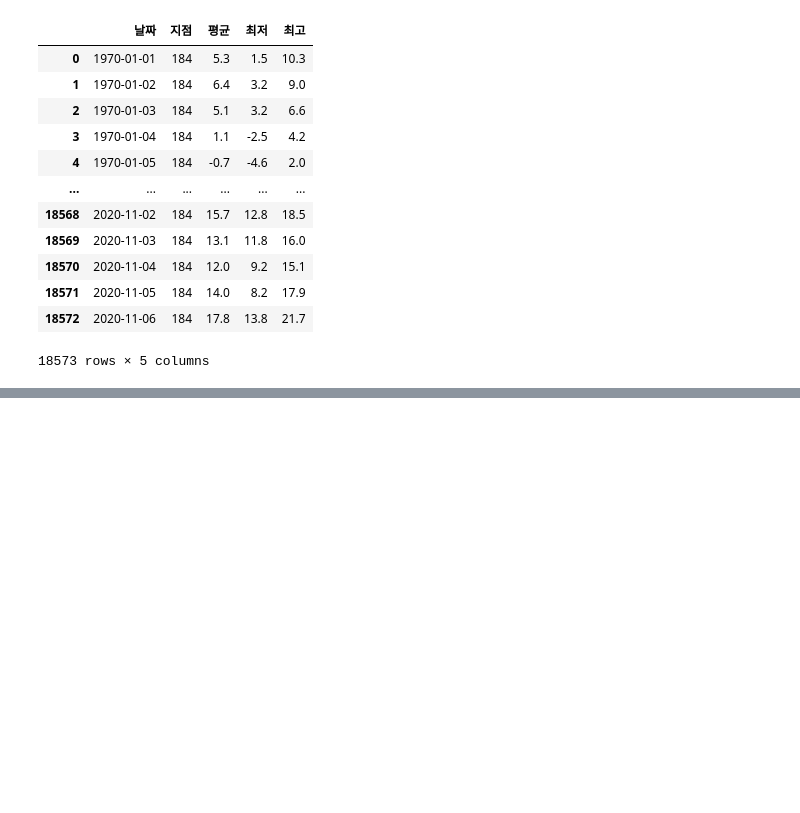
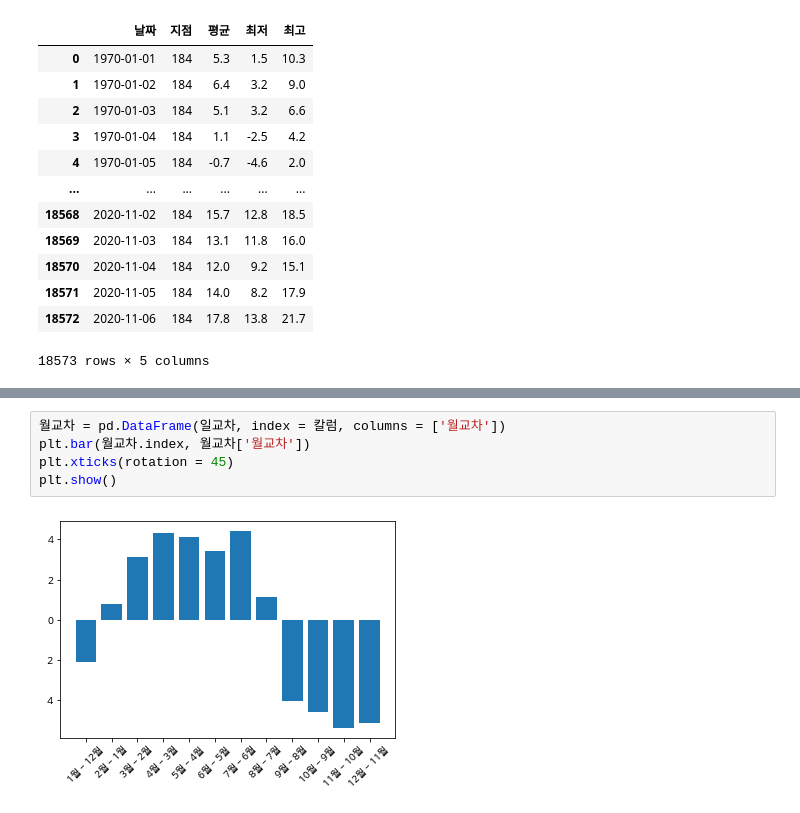
Before and after one commit to Penguin-God/JungAng_HighSchool_Data, a Jupyter notebook: 수행평가/제주기온.ipynb, the cells around one changed output, grey strips where cells are left out. Saved outputs shown, nothing was run; the diff lists cells and outputs as text; blank space fills up the shorter version.

```diff
--- a/수행평가/제주기온.ipynb
+++ b/수행평가/제주기온.ipynb
@@ -98,0 +143,7 @@ for i in range(len(valueArray)):
+# %%
+월교차 = pd.DataFrame(일교차, index = 칼럼, columns = ['월교차'])
+plt.bar(월교차.index, 월교차['월교차'])
+plt.xticks(rotation = 45)
+plt.show()
+# %% [output]
+[figure, added]
```
Also changed, not shown: parts of 5 cells of this notebook, 1 other file.
